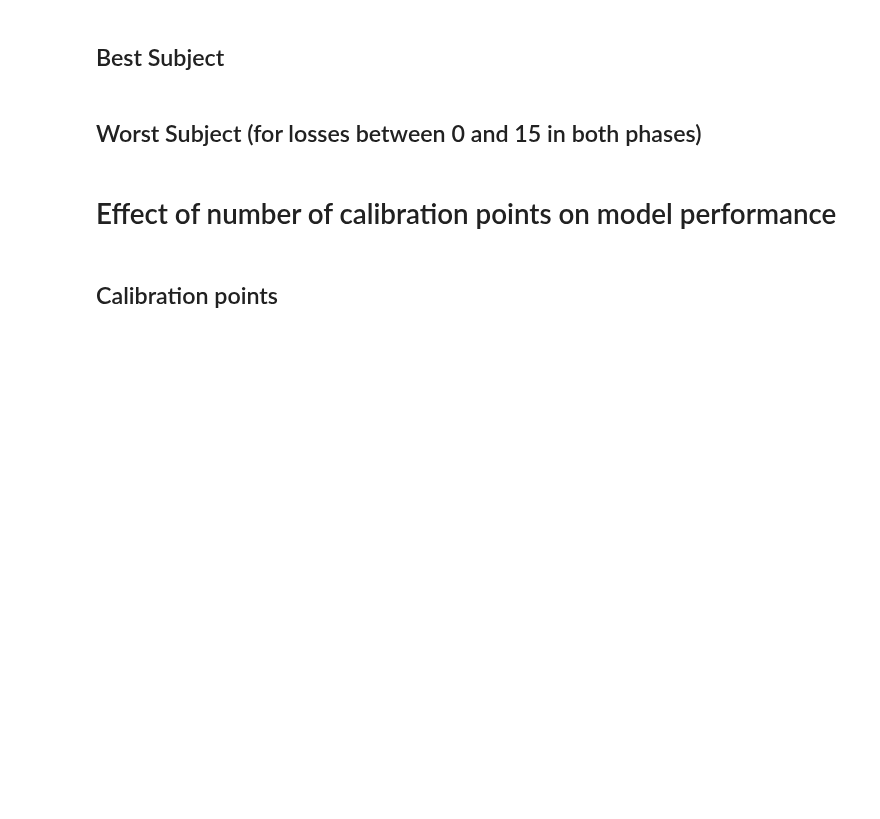
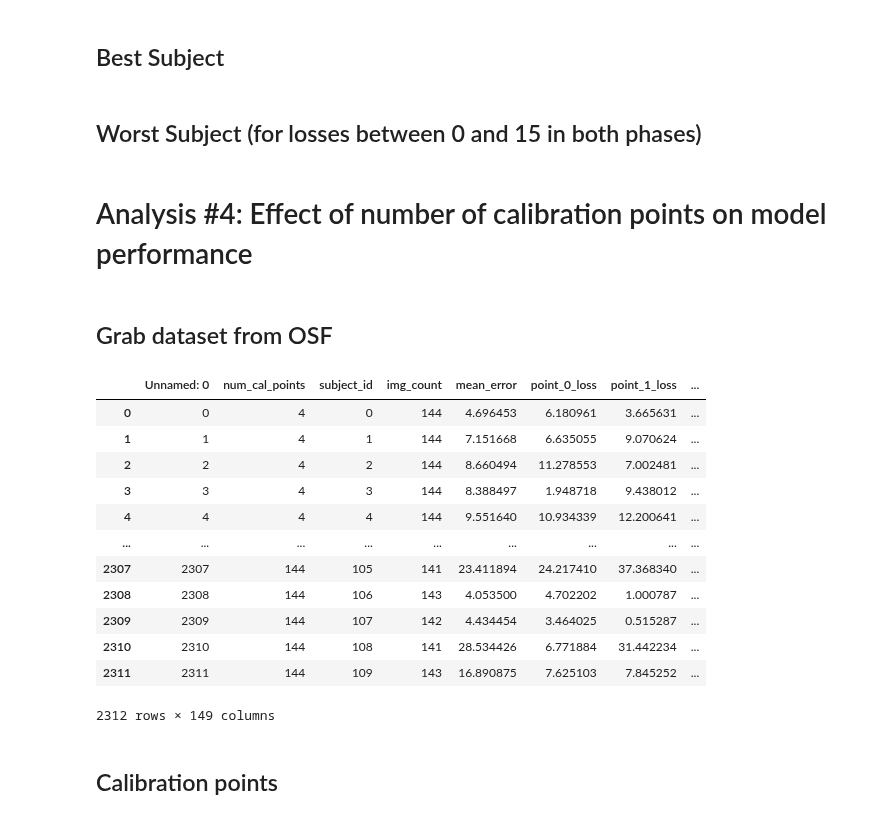
Before and after one commit to jspsych/eye-tracking-training, a Jupyter notebook: analysis/analysis-of-individual-model-run.ipynb, the cells around one changed output. Drawn from its saved outputs; the diff is of its cells as text; code cells hidden in the pictures; blank space fills up the shorter version.

Commit message:
set up analysis#1 file uploads to osf

```diff
--- a/analysis/analysis-of-individual-model-run.ipynb
+++ b/analysis/analysis-of-individual-model-run.ipynb
@@ -822,9 +853,28 @@ eye_animation_loss_best_subj
 eye_animation_loss_worst_subj = visualize_eye_tracking_data(test_ds_p1.skip(worst_subj_row_idx).take(1), worst_subj_row_subject_id, subj_mean_losses_df.iloc[worst_subj_row_idx]['mean_loss_p1'])
 eye_animation_loss_worst_subj
 # %% [markdown]
-# Effect of number of calibration points on model performance
+# Analysis \#4: Effect of number of calibration points on model performance
+# %% [markdown]
+## Grab dataset from OSF
 # %%
 !osf -p th7fv fetch  model_losses_across_cal_configs_df.csv
+# %%
+model_losses_across_cal_configs_df = pd.read_csv('model_losses_across_cal_configs_df.csv')
+model_losses_across_cal_configs_df
+# %% [output]
+|  | Unnamed: 0 | num_cal_points | subject_id | img_count | mean_error | point_0_loss | point_1_loss | ... |
+| 0 | 0 | 4 | 0 | 144 | 4.696453 | 6.180961 | 3.665631 | ... |
+| 1 | 1 | 4 | 1 | 144 | 7.151668 | 6.635055 | 9.070624 | ... |
+| 2 | 2 | 4 | 2 | 144 | 8.660494 | 11.278553 | 7.002481 | ... |
+| 3 | 3 | 4 | 3 | 144 | 8.388497 | 1.948718 | 9.438012 | ... |
+| 4 | 4 | 4 | 4 | 144 | 9.551640 | 10.934339 | 12.200641 | ... |
+| ... | ... | ... | ... | ... | ... | ... | ... | ... |
+| 2307 | 2307 | 144 | 105 | 141 | 23.411894 | 24.217410 | 37.368340 | ... |
+| 2308 | 2308 | 144 | 106 | 143 | 4.053500 | 4.702202 | 1.000787 | ... |
+| 2309 | 2309 | 144 | 107 | 142 | 4.434454 | 3.464025 | 0.515287 | ... |
+| 2310 | 2310 | 144 | 108 | 141 | 28.534426 | 6.771884 | 31.442234 | ... |
+| 2311 | 2311 | 144 | 109 | 143 | 16.890875 | 7.625103 | 7.845252 | ... |
+2312 rows × 149 columns
 # %% [markdown]
 ## Calibration points
 # %%
```
Also changed, not shown: parts of 10 cells of this notebook.
